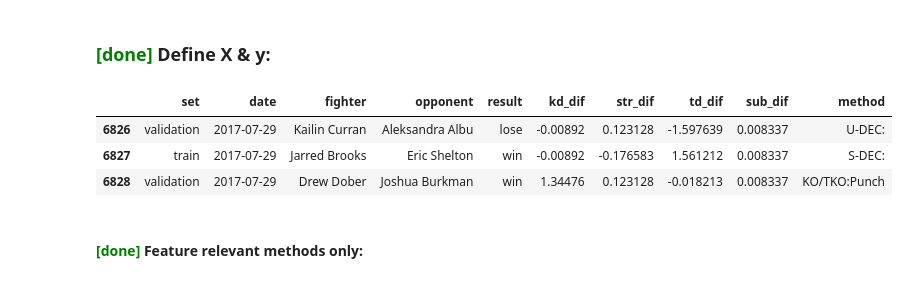
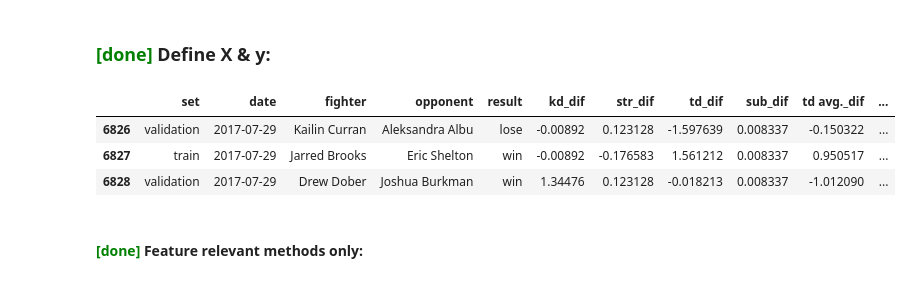
Before and after one commit to sagi778/ufc_fights_Predictor, a Jupyter notebook: notebooks/method_model_training.ipynb, the cells around one changed output. Saved outputs shown, nothing was run; the diff lists cells and outputs as text; code cells hidden in the pictures.

```diff
--- a/notebooks/method_model_training.ipynb
+++ b/notebooks/method_model_training.ipynb
@@ -33,19 +33,19 @@ df.tail(3)
 # %%
 req_data = ['set','date','fighter','opponent']
 y = ['method']
 X = ['result','kd_dif','str_dif','td_dif','sub_dif',
-    #'td avg._dif','td acc._dif','td def._dif','sub. avg._dif',
-    #'slpm_dif','str. acc._dif','sapm_dif','str. def_dif',
+    'td avg._dif','td acc._dif','td def._dif','sub. avg._dif',
+    'slpm_dif','str. acc._dif','sapm_dif','str. def_dif',
     #'stance_win_ratio','win_perc_dif','win_strk_dif','lose_strk_dif'
     ]
 
 df = df[req_data + X + y]
 df.tail(3)
 # %% [output]
-|  | set | date | fighter | opponent | result | kd_dif | str_dif | td_dif | sub_dif | method |
-| 6826 | validation | 2017-07-29 | Kailin Curran | Aleksandra Albu | lose | -0.00892 | 0.123128 | -1.597639 | 0.008337 | U-DEC: |
-| 6827 | train | 2017-07-29 | Jarred Brooks | Eric Shelton | win | -0.00892 | -0.176583 | 1.561212 | 0.008337 | S-DEC: |
-| 6828 | validation | 2017-07-29 | Drew Dober | Joshua Burkman | win | 1.34476 | 0.123128 | -0.018213 | 0.008337 | KO/TKO:Punch |
+|  | set | date | fighter | opponent | result | kd_dif | str_dif | td_dif | sub_dif | td avg._dif | ... |
+| 6826 | validation | 2017-07-29 | Kailin Curran | Aleksandra Albu | lose | -0.00892 | 0.123128 | -1.597639 | 0.008337 | -0.150322 | ... |
+| 6827 | train | 2017-07-29 | Jarred Brooks | Eric Shelton | win | -0.00892 | -0.176583 | 1.561212 | 0.008337 | 0.950517 | ... |
+| 6828 | validation | 2017-07-29 | Drew Dober | Joshua Burkman | win | 1.34476 | 0.123128 | -0.018213 | 0.008337 | -1.012090 | ... |
 # %% [markdown]
 #### <span style='color:green'> **[done]** </span>Feature relevant methods only:
 # %%
```
Also changed, not shown: parts of 6 cells of this notebook.
